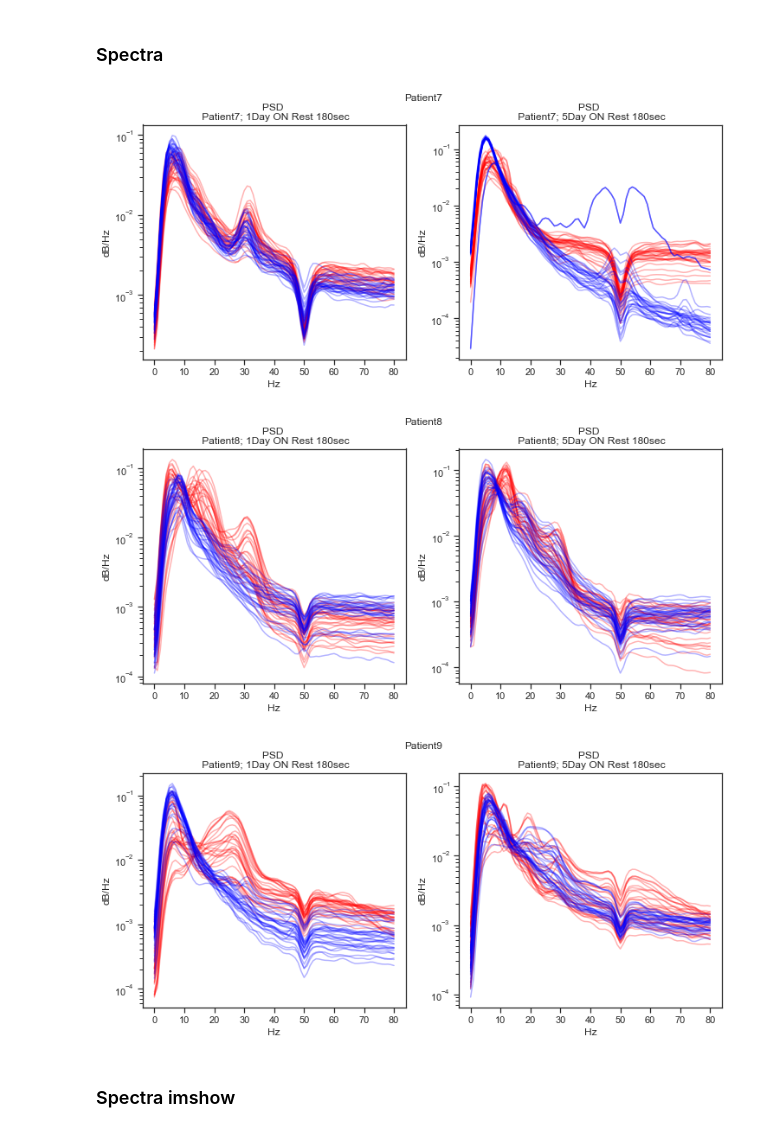
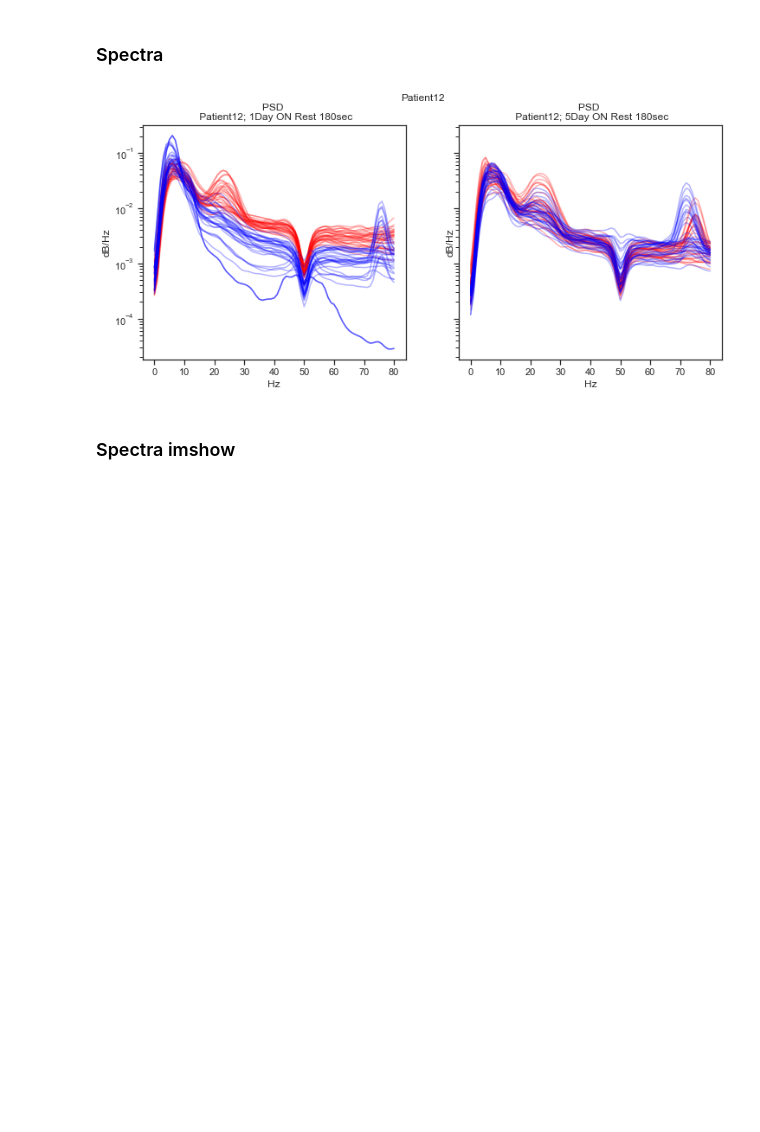
Before and after one commit to atimcenko/pac, a Jupyter notebook: notebooks/dev_mne_data.ipynb, the cells around one changed output. Drawn from its saved outputs; the diff is of its cells as text; code cells hidden in the pictures; blank space fills up the shorter version.

```diff
--- a/notebooks/dev_mne_data.ipynb
+++ b/notebooks/dev_mne_data.ipynb
@@ -140,0 +149,7 @@ Good segment duration:  239.109
+# %%
+# adding a missing bipolar channel to the Kanevets 5 day off eyes closed
+fpath = data_path / "Patient12" / "Kanevets_OFF_5_eyes_closed_marked_bip.fif"
+raw = mne.io.read_raw_fif(fpath, verbose='ERROR')
+#raw.add_channels()
+
+raw.info.ch_names
@@ -176,7 +229,7 @@ raw.info.ch_names[-30:]
 SFREQ = 2000
 patients = []
 
-for i_patient in [7, 8, 9]:
+for i_patient in patient_indices:
 
     patient_name = f"Patient{i_patient}"
     patient_dir = data_path / patient_name
@@ -222,7 +265,7 @@ List of things to make sure before analysis:
 %%time
 
 # prepare LFPs and save patient
-for q, patient in zip([18, 40, 55], patients):
+for q, patient in zip([20], patients):
     for f in patient.root_dir.iterdir():
         print(f.name)
         if 'eyes_closed' in f.name:
@@ -269,6 +311,0 @@ Wall time: 1min 52s
-# %%
-lfp = patients[0].lfp["1Day ON Rest 180sec"]["L4-3B"].copy()
-lfp.show_psd([0, 80], log=True)
-
-lfp.remove_50hz_harmonics(25, inplace=True)
-lfp.show_psd([0, 80], log=True)
@@ -279,25 +314,24 @@ lfp.show_psd([0, 80], log=True)
 # %%
 %matplotlib inline
 colors = {"OFF": 'red', "ON": 'blue'}
 
 for patient in patients:
-    fig, axes = plt.subplots(1, 2, figsize=(12, 5))
+    fig, axes = plt.subplots(1, 2, figsize=(12, 5), sharey=True)
     plt.suptitle(patient.name)
     patient.psd = {}   # condition: array of PSDs
     for i, day in enumerate(["1Day", "5Day"]):
         ax = axes[i]
         for ldopa in ['OFF', 'ON']:
             condition = create_condition_name(day, ldopa, "Rest 180sec")
+            if condition not in patient.conditions: continue
             patient.psd[condition] = np.empty((len(patient.sorted_placements), 1001))
             for j, placement in enumerate(patient.sorted_placements):
                 lfp = patient.lfp[condition][placement]
                 lfp.data = (lfp.data - lfp.data.mean()) / lfp.data.std()
                 lfp.show_psd([0, 80], log=True, smooth=True, sigma=1, color=colors[ldopa], alpha=0.3, ax=ax)
                 psd_freqs, patient.psd[condition][j] = lfp.get_psd(smooth=True, sigma=2)
 # %% [output]
-[figure, old version]
+[figure, new version]
-[figure, removed]
-[figure, removed]
 # %% [markdown]
 ### Spectra imshow
 # %%
```
Also changed, not shown: parts of 9 cells of this notebook, 7 other files.
